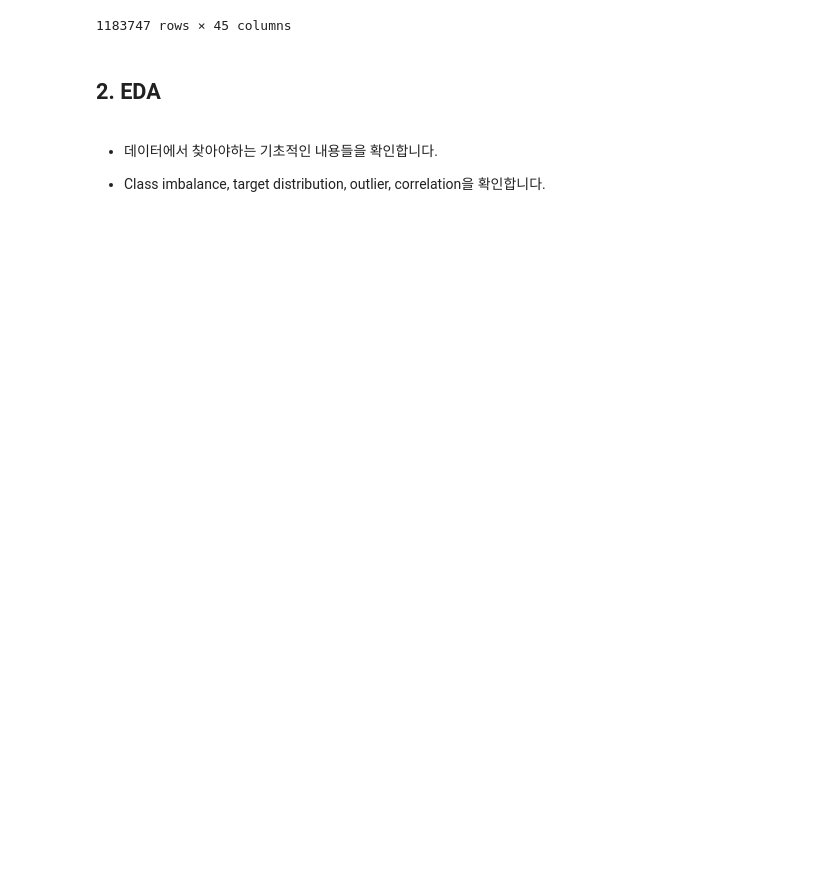
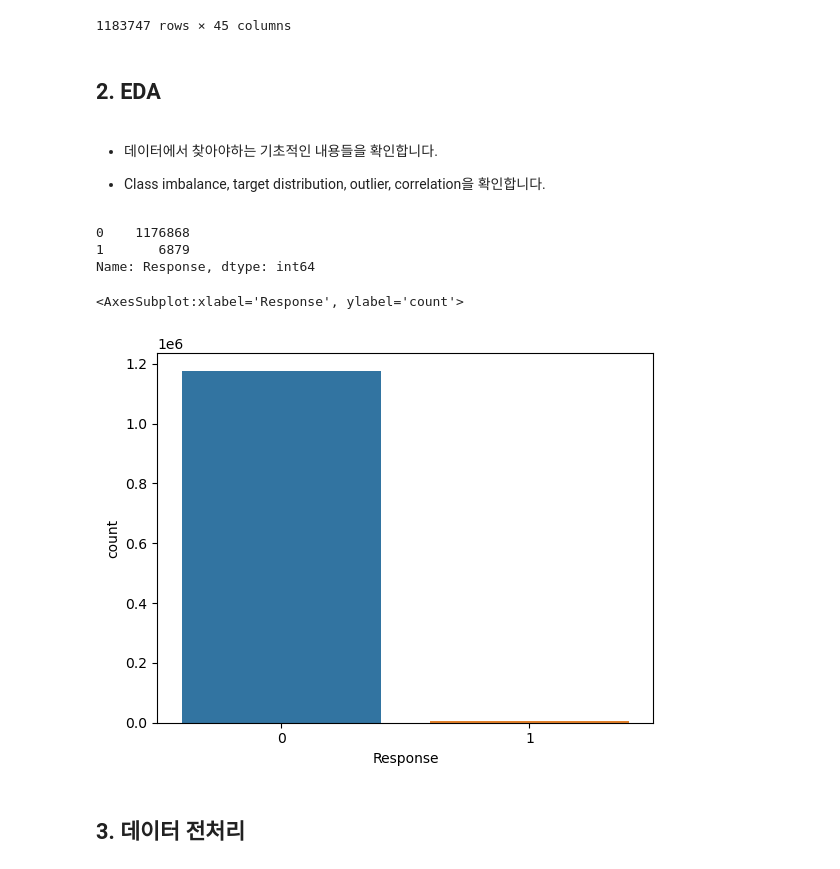
Before and after one commit to sainthm/MGS_AI_DS, a Jupyter notebook: YDK/ML/project/preparation/Failure_prediction_PJT.ipynb, the cells around one changed output. Drawn from its saved outputs; the diff is of its cells as text; code cells hidden in the pictures; blank space fills up the shorter version.

```diff
--- a/YDK/ML/project/preparation/Failure_prediction_PJT.ipynb
+++ b/YDK/ML/project/preparation/Failure_prediction_PJT.ipynb
@@ -384,3 +384,13 @@ if feature_reducing == 'fi':
 
 
 - Class imbalance, target distribution, outlier, correlation을 확인합니다.
+# %%
+## On your Own
+display(X_train.Response.value_counts()) # 0.995 : 0.005 = 995 : 5 = 199 : 1
+sns.countplot(data=X_train, x="Response")
+# %% [output]
+0    1176868
+1       6879
+Name: Response, dtype: int64
+<AxesSubplot:xlabel='Response', ylabel='count'>
+[figure, added]
@@ -386,0 +399,2 @@ if feature_reducing == 'fi':
+# %% [markdown]
+## 3. 데이터 전처리
```
Also changed, not shown: parts of 7 cells of this notebook.
